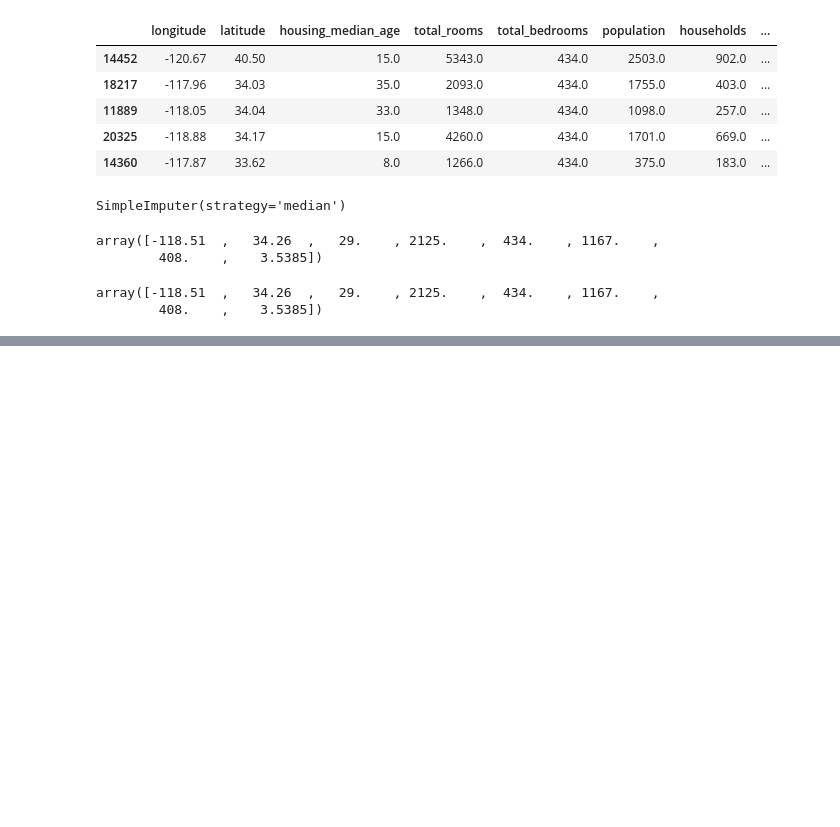
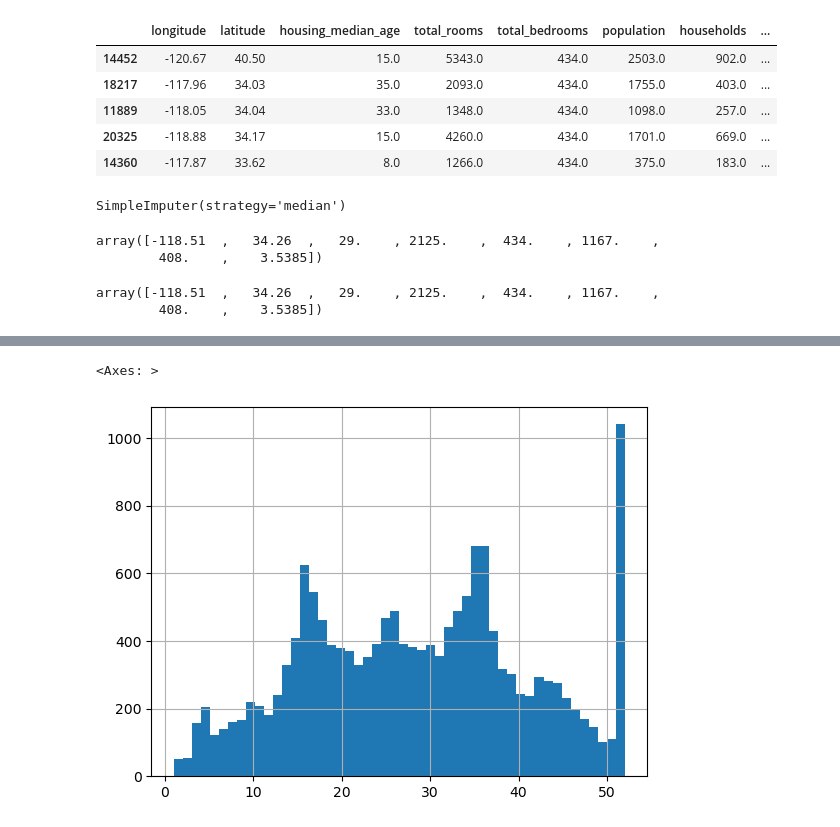
Before and after one commit to JAKUBBUJAK123/Machine-learning, a Jupyter notebook: wum_2/secondNootebook.ipynb, the cells around one changed output, grey strips where cells are left out. Drawn from its saved outputs; the diff is of its cells as text; code cells hidden in the pictures; blank space fills up the shorter version.

```diff
--- a/wum_2/secondNootebook.ipynb
+++ b/wum_2/secondNootebook.ipynb
@@ -215,0 +296,5 @@ x = imputer.transform(x_train_num)
+# %%
+x_train['housing_median_age'].hist(bins=50)
+# %% [output]
+<Axes: >
+[figure, added]
```
Also changed, not shown: parts of 10 cells of this notebook.
